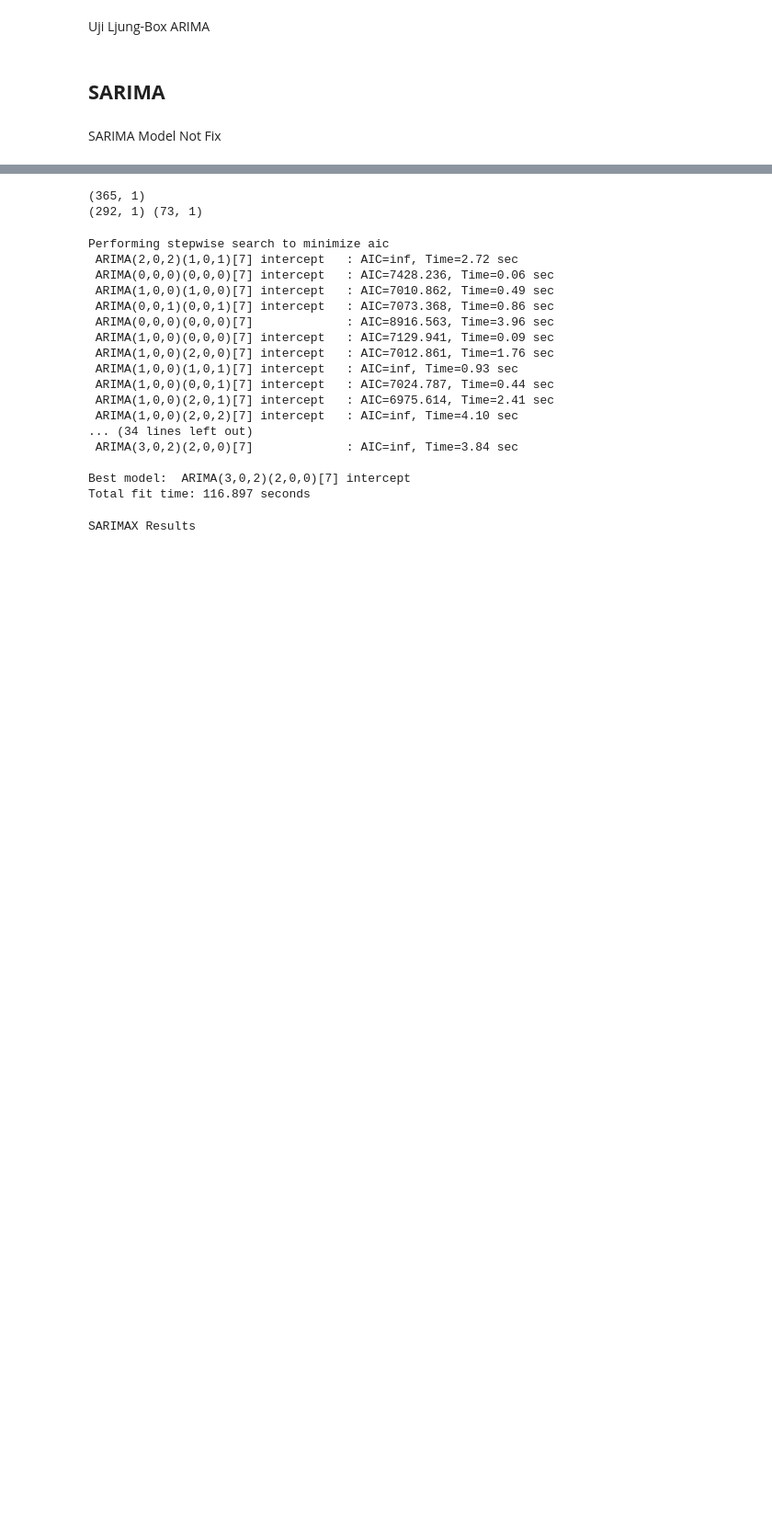
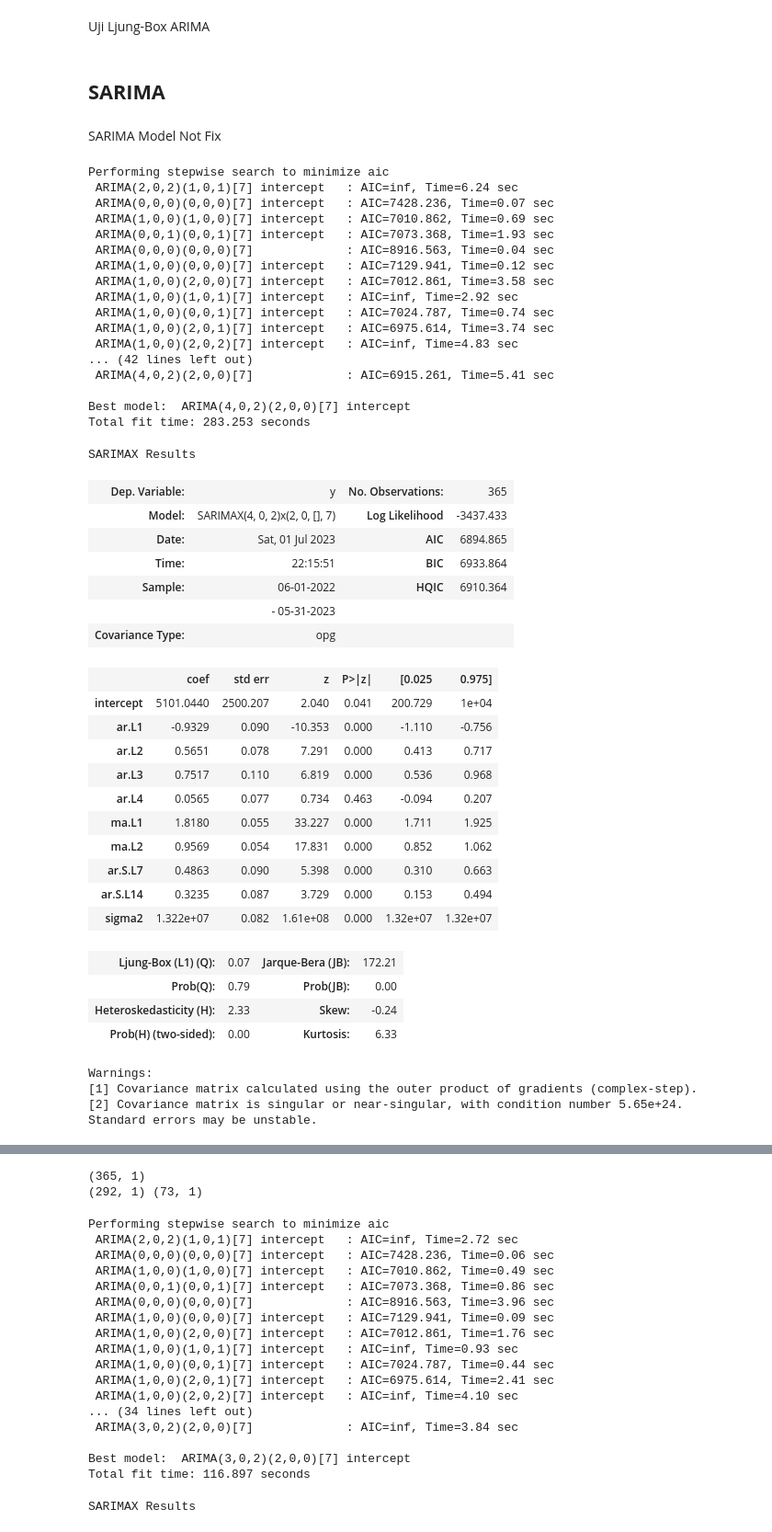
Before and after one commit to RizkiRiyadi/ForecastGasDemandKarawang, a Jupyter notebook: ForecastFix.ipynb, the cells around one changed output, grey strips where cells are left out. Shown at 92% size. Saved outputs shown, nothing was run; the diff lists cells and outputs as text; code cells hidden in the pictures; blank space fills up the shorter version.

```diff
--- a/ForecastFix.ipynb
+++ b/ForecastFix.ipynb
@@ -253,10 +275,53 @@ print("Mean Squared Error (MSE):", mse)
 SARIMA Model Not Fix
 # %%
 from pmdarima import auto_arima
-sarima_model_1 = auto_arima(df,
-                          m=7, trace=True,
-                           error_action='ignore', seasonal=True,
-                           suppress_warnings=True,
-                           stepwise=True)
+sarima1 = auto_arima(df, m=7, seasonal=True, trace=True,
+                    error_action='ignore',
+                    suppress_warnings=True,
+                    stepwise=True)
 
-sarima_model_1.summary()
+sarima1.summary()
+# %% [output]
+Performing stepwise search to minimize aic
+ ARIMA(2,0,2)(1,0,1)[7] intercept   : AIC=inf, Time=6.24 sec
+ ARIMA(0,0,0)(0,0,0)[7] intercept   : AIC=7428.236, Time=0.07 sec
+ ARIMA(1,0,0)(1,0,0)[7] intercept   : AIC=7010.862, Time=0.69 sec
+ ARIMA(0,0,1)(0,0,1)[7] intercept   : AIC=7073.368, Time=1.93 sec
+ ARIMA(0,0,0)(0,0,0)[7]             : AIC=8916.563, Time=0.04 sec
+ ARIMA(1,0,0)(0,0,0)[7] intercept   : AIC=7129.941, Time=0.12 sec
+ ARIMA(1,0,0)(2,0,0)[7] intercept   : AIC=7012.861, Time=3.58 sec
+ ARIMA(1,0,0)(1,0,1)[7] intercept   : AIC=inf, Time=2.92 sec
+ ARIMA(1,0,0)(0,0,1)[7] intercept   : AIC=7024.787, Time=0.74 sec
+ ARIMA(1,0,0)(2,0,1)[7] intercept   : AIC=6975.614, Time=3.74 sec
+ ARIMA(1,0,0)(2,0,2)[7] intercept   : AIC=inf, Time=4.83 sec
+... (42 lines left out)
+ ARIMA(4,0,2)(2,0,0)[7]             : AIC=6915.261, Time=5.41 sec
+
+Best model:  ARIMA(4,0,2)(2,0,0)[7] intercept
+Total fit time: 283.253 seconds
+SARIMAX Results
+| Dep. Variable: | y | No. Observations: | 365 |
+| Model: | SARIMAX(4, 0, 2)x(2, 0, [], 7) | Log Likelihood | -3437.433 |
+| Date: | Sat, 01 Jul 2023 | AIC | 6894.865 |
+| Time: | 22:15:51 | BIC | 6933.864 |
+| Sample: | 06-01-2022 | HQIC | 6910.364 |
+|  | - 05-31-2023 |  |  |
+| Covariance Type: | opg |  |  |
+|  | coef | std err | z | P>|z| | [0.025 | 0.975] |
+| intercept | 5101.0440 | 2500.207 | 2.040 | 0.041 | 200.729 | 1e+04 |
+| ar.L1 | -0.9329 | 0.090 | -10.353 | 0.000 | -1.110 | -0.756 |
+| ar.L2 | 0.5651 | 0.078 | 7.291 | 0.000 | 0.413 | 0.717 |
+| ar.L3 | 0.7517 | 0.110 | 6.819 | 0.000 | 0.536 | 0.968 |
+| ar.L4 | 0.0565 | 0.077 | 0.734 | 0.463 | -0.094 | 0.207 |
+| ma.L1 | 1.8180 | 0.055 | 33.227 | 0.000 | 1.711 | 1.925 |
+| ma.L2 | 0.9569 | 0.054 | 17.831 | 0.000 | 0.852 | 1.062 |
+| ar.S.L7 | 0.4863 | 0.090 | 5.398 | 0.000 | 0.310 | 0.663 |
+| ar.S.L14 | 0.3235 | 0.087 | 3.729 | 0.000 | 0.153 | 0.494 |
+| sigma2 | 1.322e+07 | 0.082 | 1.61e+08 | 0.000 | 1.32e+07 | 1.32e+07 |
+| Ljung-Box (L1) (Q): | 0.07 | Jarque-Bera (JB): | 172.21 |
+| Prob(Q): | 0.79 | Prob(JB): | 0.00 |
+| Heteroskedasticity (H): | 2.33 | Skew: | -0.24 |
+| Prob(H) (two-sided): | 0.00 | Kurtosis: | 6.33 |
+Warnings:
+[1] Covariance matrix calculated using the outer product of gradients (complex-step).
+[2] Covariance matrix is singular or near-singular, with condition number 5.65e+24. Standard errors may be unstable.
```
Also changed, not shown: parts of 3 cells of this notebook, 3 other files.
